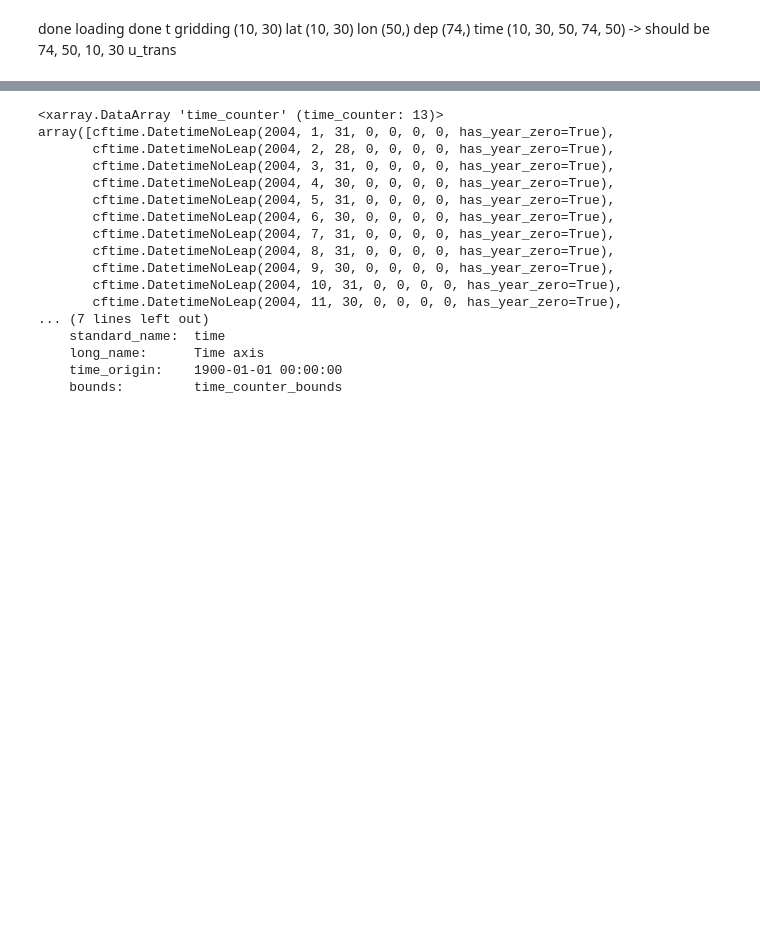
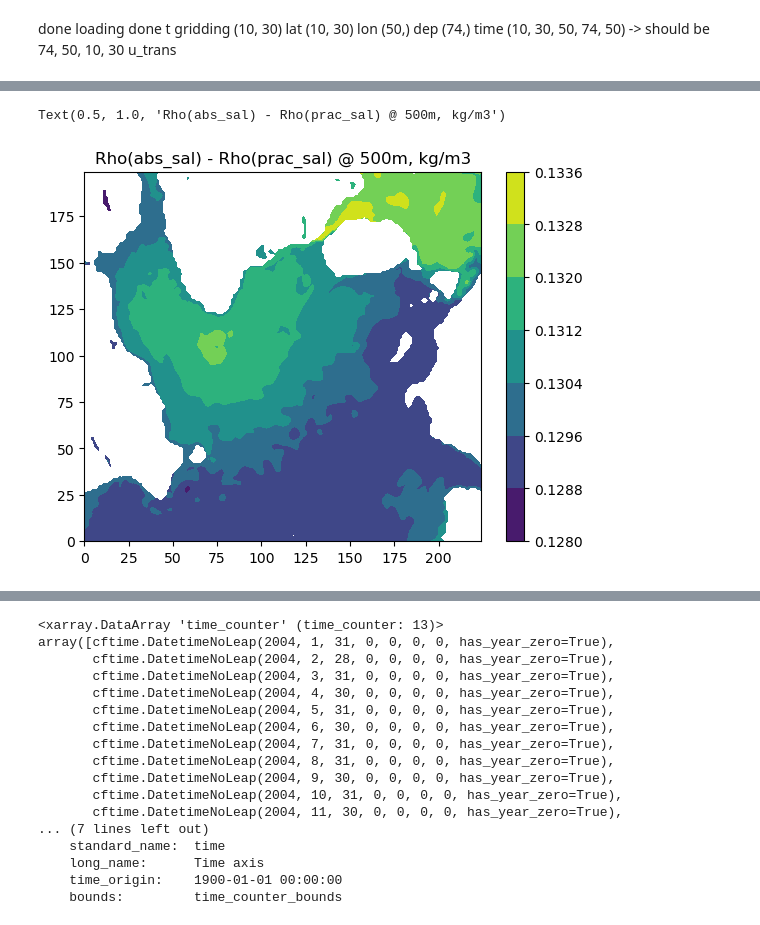
Before and after one commit to gekirkpatrick/NEMO-Analysis-Base-Scripts, a Jupyter notebook: water_mass_transports.ipynb, the cells around one changed output, grey strips where cells are left out. Drawn from its saved outputs; the diff is of its cells as text; code cells hidden in the pictures; blank space fills up the shorter version.

```diff
--- a/water_mass_transports.ipynb
+++ b/water_mass_transports.ipynb
@@ -388,0 +372,7 @@ px = [0,1,2,3,4,5,6,7,8,9]
+# %%
+plt.contourf(rho_a[0,30,250:450, 150:375]-rho_p[0,30,250:450, 150:375])
+plt.colorbar()
+plt.title('Rho(abs_sal) - Rho(prac_sal) @ 500m, kg/m3')
+# %% [output]
+Text(0.5, 1.0, 'Rho(abs_sal) - Rho(prac_sal) @ 500m, kg/m3')
+[figure, added]
```
Also changed, not shown: parts of 15 cells of this notebook, 1 other file.
